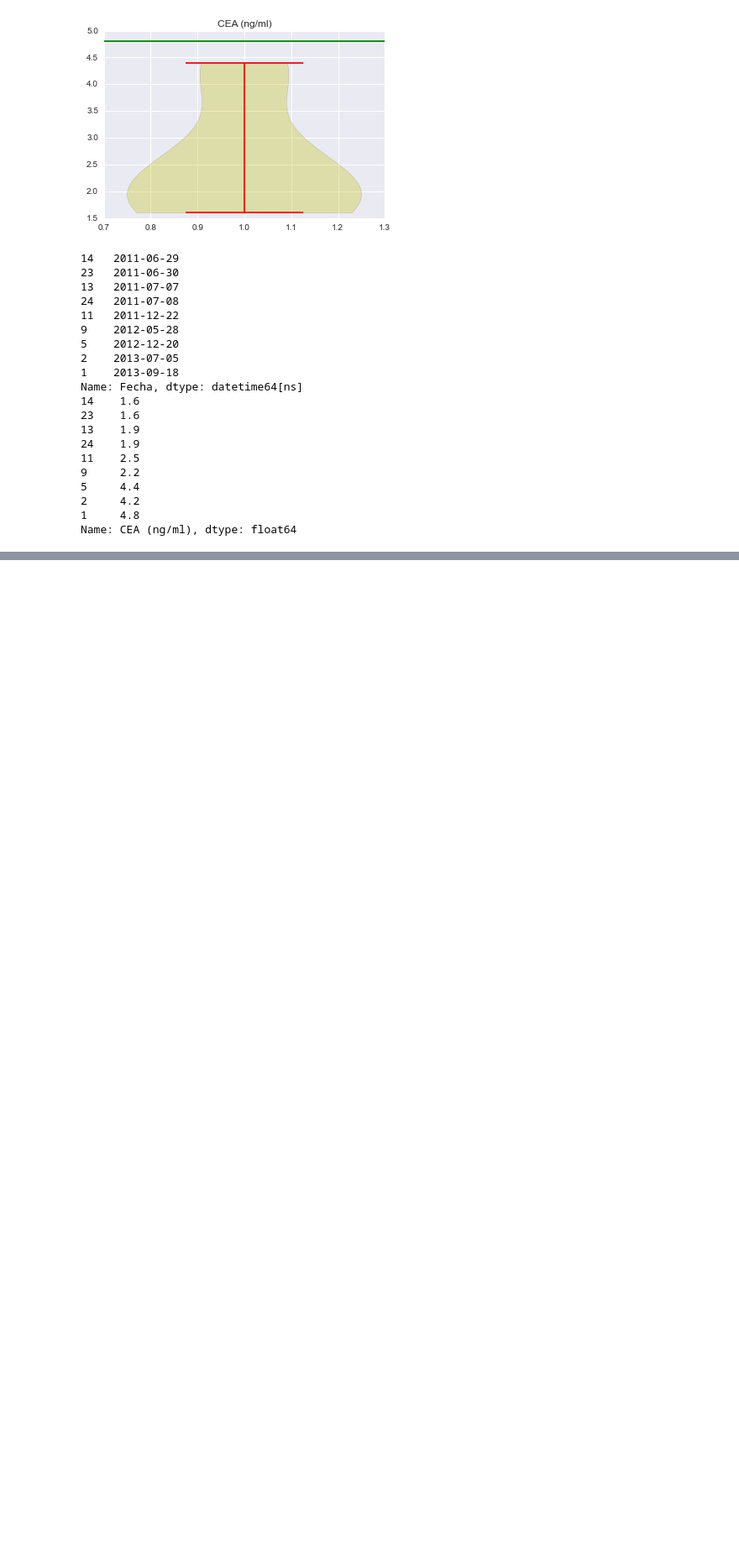
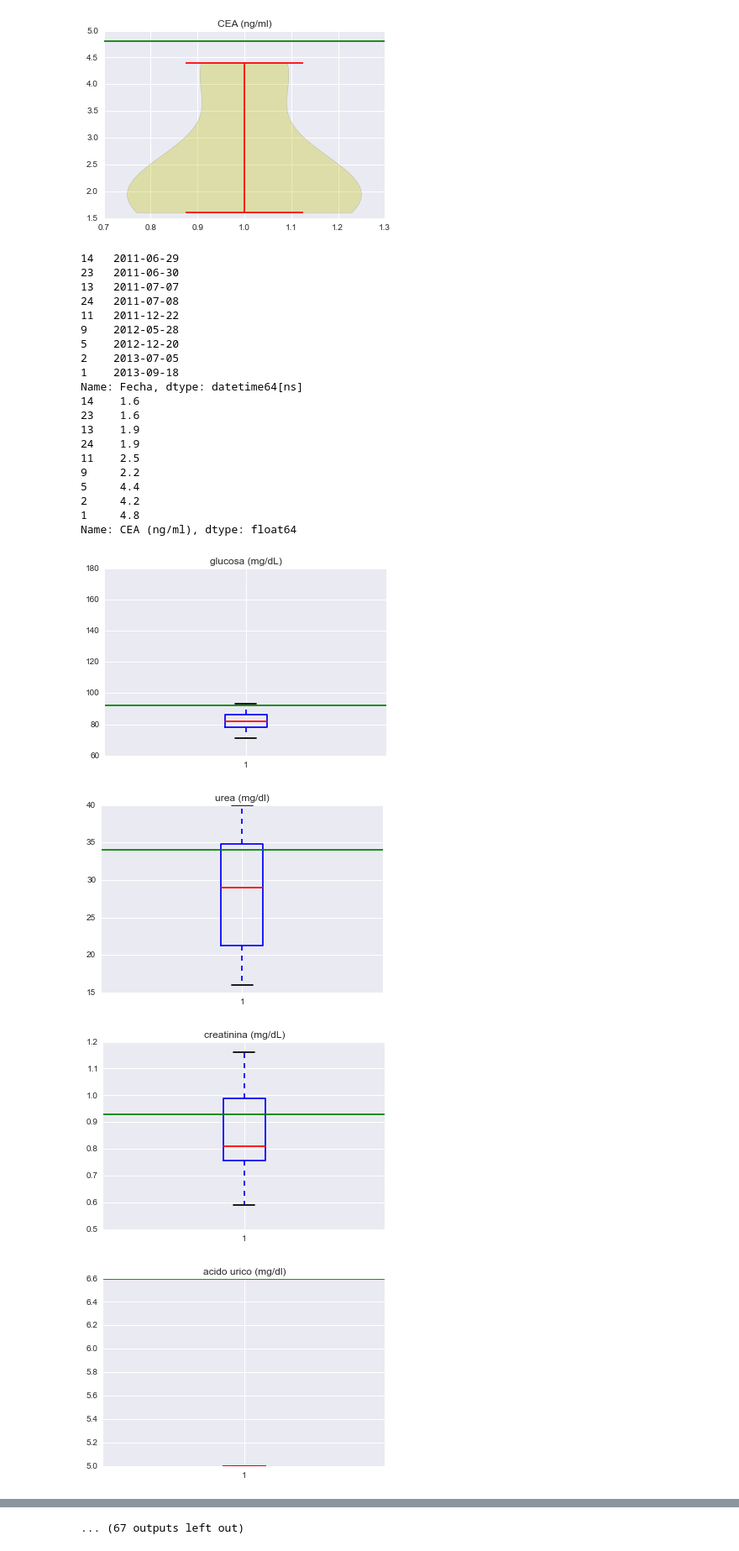
Before and after one commit to oiertwo/vampyr, a Jupyter notebook: notebooks/Blots.ipynb, the cells around one changed output, grey strips where cells are left out. Shown at 84% size. Saved outputs shown, nothing was run; the diff lists cells and outputs as text; code cells hidden in the pictures; blank space fills up the shorter version.

Commit message:
automatic creation of multiplots in notebook plots

```diff
--- a/notebooks/Blots.ipynb
+++ b/notebooks/Blots.ipynb
@@ -97,3 +97,30 @@ Name: Fecha, dtype: datetime64[ns]
 2     4.2
 1     4.8
 Name: CEA (ng/ml), dtype: float64
+# %%
+for i in np.arange(4,110,1):
+
+    if( i in [8, 18, 28]):
+       continue
+    try:
+        colname = data.columns[i]
+        m = data[colname]
+        mask = (m.isnull() == False)
+        y = data[colname][mask]
+        x = data["Fecha"][mask]
+        #linear model
+        #clf = linear_model.LinearRegression()
+        #X = np.arange(len(x)).reshape(len(x),1)
+        #Y = y.reshape(len(y),1)
+        #line = clf.fit( X , Y ).predict(X)
+        plt.boxplot(y.values[:-1])
+        plt.title(colname)
+        plt.axhline(y.values[-1], color="g")
+        plt.show()
+    except:
+        pass
+# %% [output]
+[figure, added]
+[figure, added]
+[figure, added]
+[figure, added]
@@ -99,0 +135 @@ Name: CEA (ng/ml), dtype: float64
+... (67 outputs left out)
```
Also changed, not shown: parts of 3 cells of this notebook.
